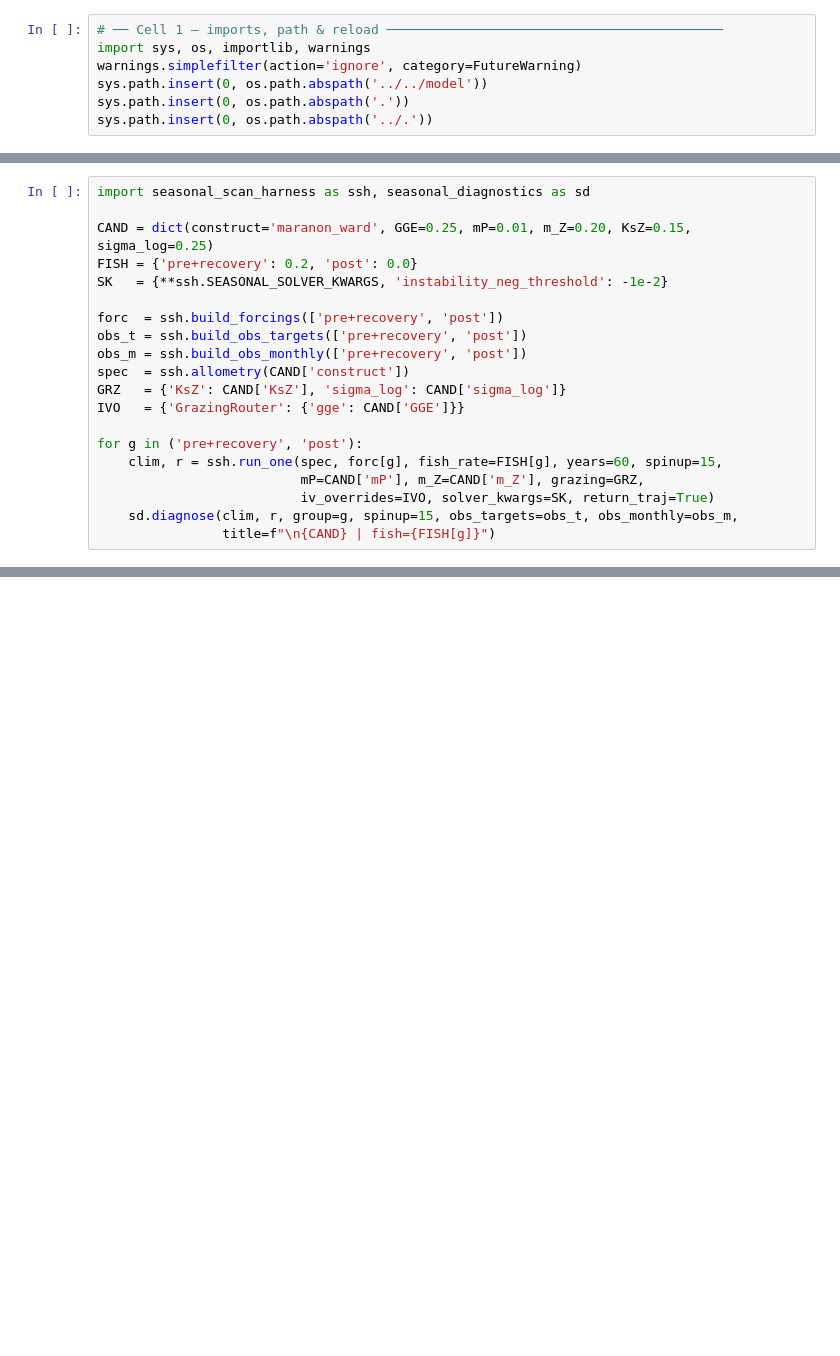
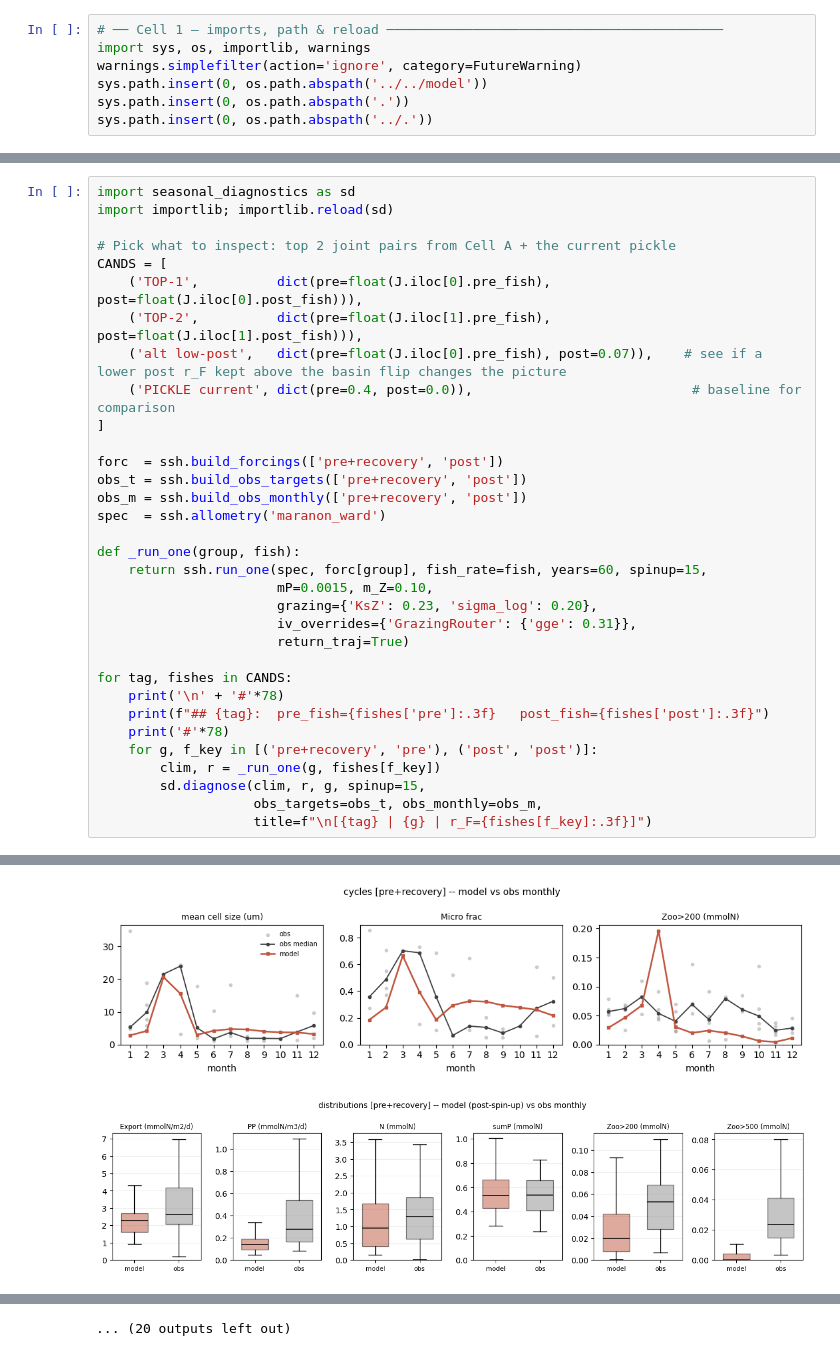
Before and after one commit to ben1post/SSMCariaco, a Jupyter notebook: parameter_scan/FINAL/NEWSCANSETUP_02.ipynb, the cells around one changed output, grey strips where cells are left out. Drawn from its saved outputs; the diff is of its cells as text; blank space fills up the shorter version.

```diff
--- a/parameter_scan/FINAL/NEWSCANSETUP_02.ipynb
+++ b/parameter_scan/FINAL/NEWSCANSETUP_02.ipynb
@@ -497,20 +95,0 @@ flags   has_nan=False nan_frac=0.00 mcs_conv=0.99 Z200_peak=0.140 cv_sumP=0.37
-# %%
-import seasonal_scan_harness as ssh, seasonal_diagnostics as sd
-
-CAND = dict(construct='maranon_ward', GGE=0.25, mP=0.01, m_Z=0.20, KsZ=0.15, sigma_log=0.25)
-FISH = {'pre+recovery': 0.2, 'post': 0.0}
-SK   = {**ssh.SEASONAL_SOLVER_KWARGS, 'instability_neg_threshold': -1e-2}
-
-forc  = ssh.build_forcings(['pre+recovery', 'post'])
-obs_t = ssh.build_obs_targets(['pre+recovery', 'post'])
-obs_m = ssh.build_obs_monthly(['pre+recovery', 'post'])
-spec  = ssh.allometry(CAND['construct'])
-GRZ   = {'KsZ': CAND['KsZ'], 'sigma_log': CAND['sigma_log']}
-IVO   = {'GrazingRouter': {'gge': CAND['GGE']}}
-
-for g in ('pre+recovery', 'post'):
-    clim, r = ssh.run_one(spec, forc[g], fish_rate=FISH[g], years=60, spinup=15,
-                          mP=CAND['mP'], m_Z=CAND['m_Z'], grazing=GRZ,
-                          iv_overrides=IVO, solver_kwargs=SK, return_traj=True)
-    sd.diagnose(clim, r, group=g, spinup=15, obs_targets=obs_t, obs_monthly=obs_m,
-                title=f"\n{CAND} | fish={FISH[g]}")
@@ -644,0 +152,34 @@ flags   has_nan=False nan_frac=0.00 mcs_conv=0.99 Z200_peak=0.055 cv_sumP=0.33
+# %%
+import seasonal_diagnostics as sd
+import importlib; importlib.reload(sd)
+
+# Pick what to inspect: top 2 joint pairs from Cell A + the current pickle
+CANDS = [
+    ('TOP-1',          dict(pre=float(J.iloc[0].pre_fish), post=float(J.iloc[0].post_fish))),
+    ('TOP-2',          dict(pre=float(J.iloc[1].pre_fish), post=float(J.iloc[1].post_fish))),
+    ('alt low-post',   dict(pre=float(J.iloc[0].pre_fish), post=0.07)),    # see if a lower post r_F kept above the basin flip changes the picture
+    ('PICKLE current', dict(pre=0.4, post=0.0)),                            # baseline for comparison
+]
+
+forc  = ssh.build_forcings(['pre+recovery', 'post'])
+obs_t = ssh.build_obs_targets(['pre+recovery', 'post'])
+obs_m = ssh.build_obs_monthly(['pre+recovery', 'post'])
+spec  = ssh.allometry('maranon_ward')
+
+def _run_one(group, fish):
+    return ssh.run_one(spec, forc[group], fish_rate=fish, years=60, spinup=15,
+                       mP=0.0015, m_Z=0.10,
+                       grazing={'KsZ': 0.23, 'sigma_log': 0.20},
+                       iv_overrides={'GrazingRouter': {'gge': 0.31}},
+                       return_traj=True)
+
+for tag, fishes in CANDS:
+    print('\n' + '#'*78)
+    print(f"## {tag}:  pre_fish={fishes['pre']:.3f}   post_fish={fishes['post']:.3f}")
+    print('#'*78)
+    for g, f_key in [('pre+recovery', 'pre'), ('post', 'post')]:
+        clim, r = _run_one(g, fishes[f_key])
+        sd.diagnose(clim, r, g, spinup=15,
+                    obs_targets=obs_t, obs_monthly=obs_m,
+                    title=f"\n[{tag} | {g} | r_F={fishes[f_key]:.3f}]")
+# %% [output]
@@ -644,0 +203,2 @@ flags   has_nan=False nan_frac=0.00 mcs_conv=0.99 Z200_peak=0.055 cv_sumP=0.33
+[figure, added]
+[figure, added]
@@ -644,0 +246 @@ flags   has_nan=False nan_frac=0.00 mcs_conv=0.99 Z200_peak=0.055 cv_sumP=0.33
+... (20 outputs left out)
```
Also changed, not shown: parts of 18 cells of this notebook, 1 other file.
